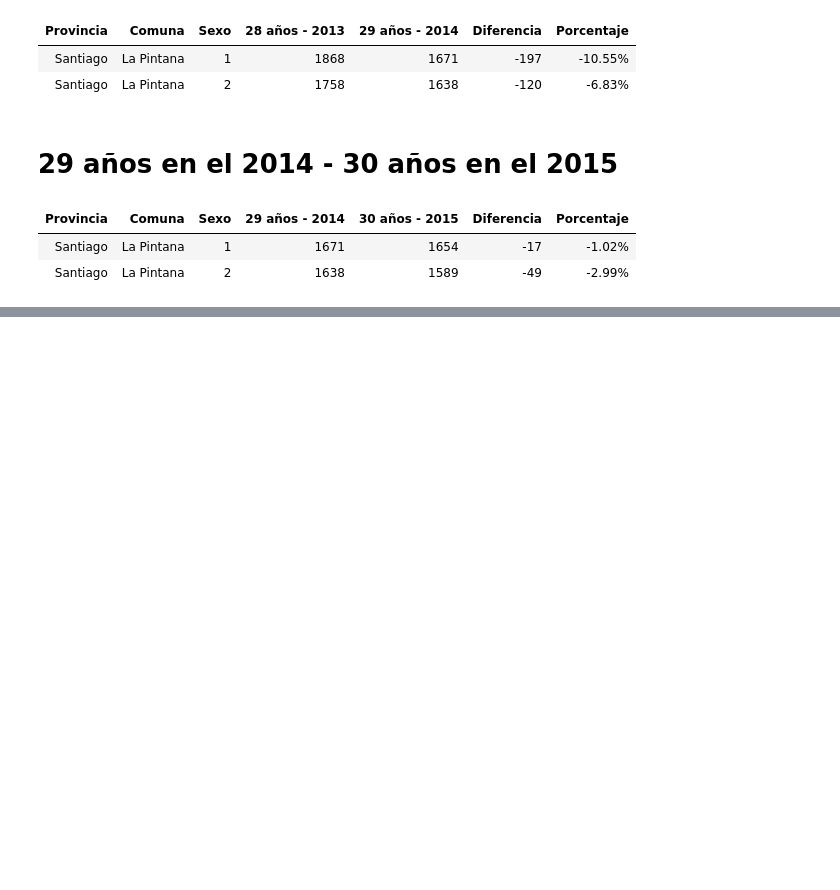
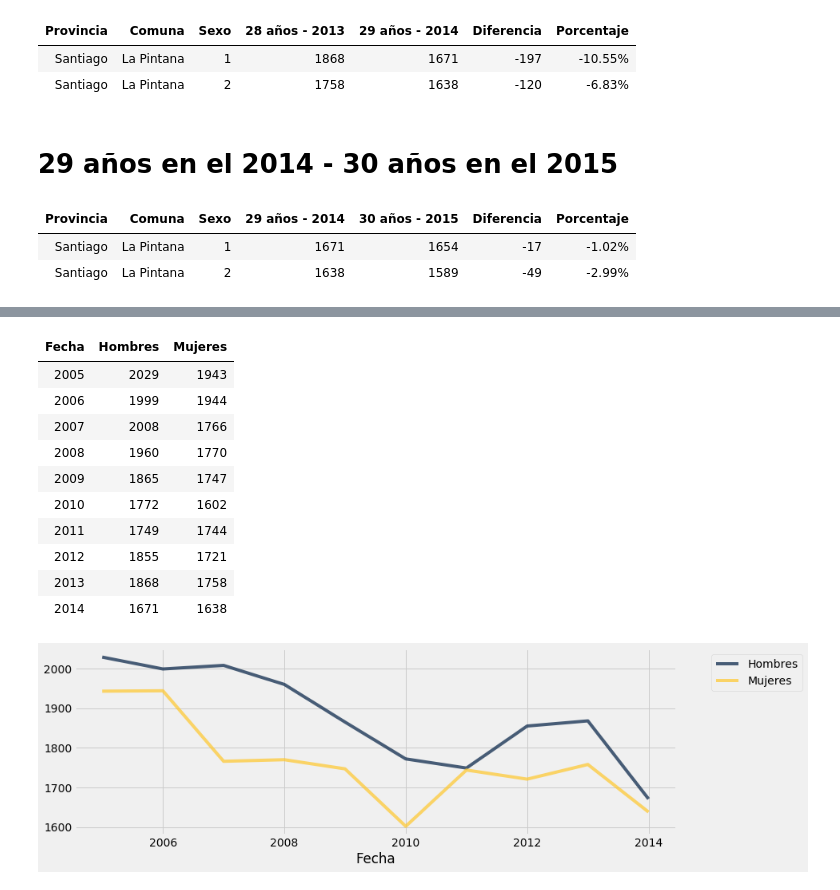
Before and after one commit to rafatorrealba/ConDatos2020, a Jupyter notebook: Dinamica de la Poblacion Extendida.ipynb, the cells around one changed output, grey strips where cells are left out. Drawn from its saved outputs; the diff is of its cells as text; code cells hidden in the pictures; blank space fills up the shorter version.

```diff
--- a/Dinamica de la Poblacion Extendida.ipynb
+++ b/Dinamica de la Poblacion Extendida.ipynb
@@ -281,0 +284,25 @@ a.bar("Fecha", "Poblacion", "Sexo", width=12)#, color=make_array())
+# %%
+y = make_array(2029, 1999, 2008, 1960, 1865, 1772, 1749, 1855, 1868, 1671)
+z = make_array(1943, 1944, 1766, 1770, 1747, 1602, 1744, 1721, 1758, 1638)
+
+k = Table().with_columns(
+    "Fecha", np.repeat(make_array(np.arange(2005, 2015)), repeats= 1),
+    "Hombres", y,
+    "Mujeres", z
+
+)
+k.show()
+k.plot("Fecha", width= 12)
+# %% [output]
+| Fecha | Hombres | Mujeres |
+| 2005 | 2029 | 1943 |
+| 2006 | 1999 | 1944 |
+| 2007 | 2008 | 1766 |
+| 2008 | 1960 | 1770 |
+| 2009 | 1865 | 1747 |
+| 2010 | 1772 | 1602 |
+| 2011 | 1749 | 1744 |
+| 2012 | 1855 | 1721 |
+| 2013 | 1868 | 1758 |
+| 2014 | 1671 | 1638 |
+[figure, added]
```
Also changed, not shown: parts of 6 cells of this notebook.
